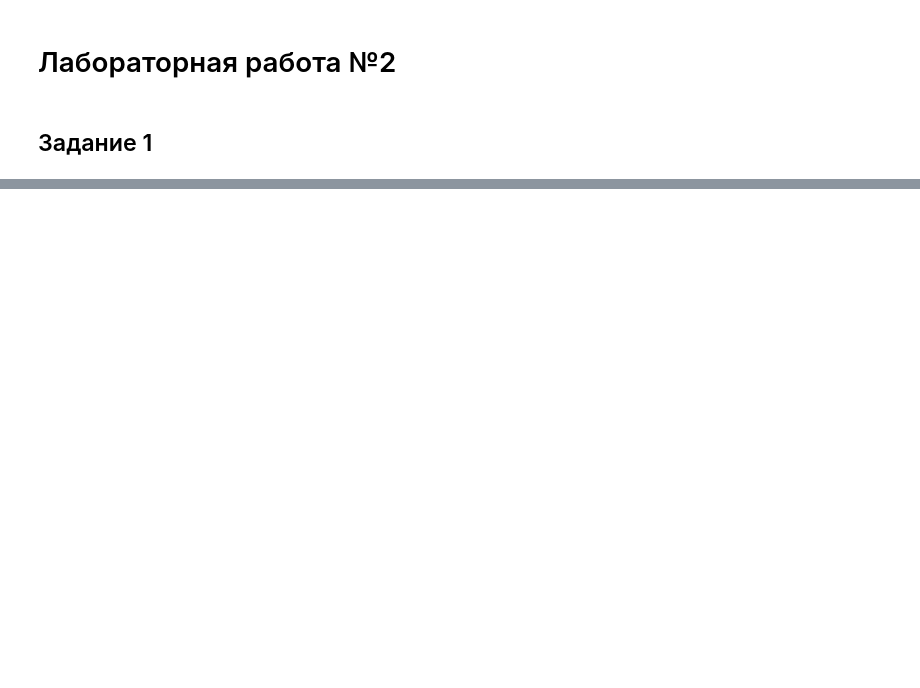
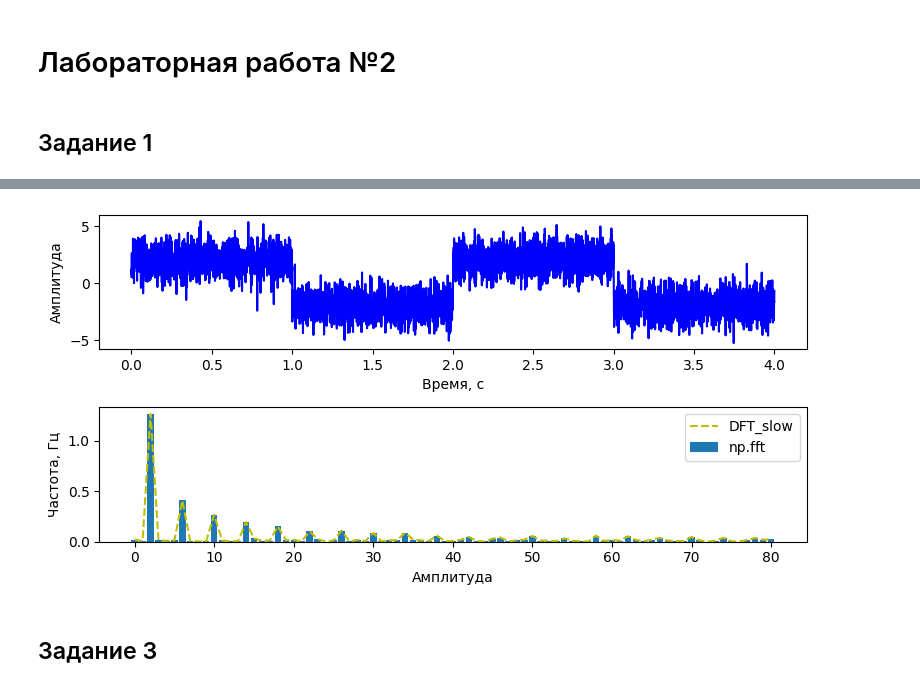
Before and after one commit to HerrPhoton/Digital-signal-processing, a Jupyter notebook: Lab2.ipynb, the cells around one changed output, grey strips where cells are left out. Saved outputs shown, nothing was run; the diff lists cells and outputs as text; code cells hidden in the pictures; blank space fills up the shorter version.

```diff
--- a/Lab2.ipynb
+++ b/Lab2.ipynb
@@ -149,0 +188,12 @@ plot_signal(x1, y1, y1 = yifft1, xf = xfft1, yf0 = yfft1, t = (0, 0.1), f = (120
+# %%
+y1 = y0 + np.random.normal(0, 1, len(y0))
+# %%
+xfft0, yfft0 = apply_fft(fft, y1)
+xfft1, yfft1 = apply_fft(DFT_slow, y1)
+# %%
+plot_signal(x = x0, y0 = y1, xf = xfft0, yf0 = yfft0, yf1 = yfft1, \
+            f = (0, 80), legend_yf0 = 'np.fft', legend_yf1 = 'DFT_slow')
+# %% [output]
+[figure, added]
+# %% [markdown]
+## Задание 3
```
Also changed, not shown: parts of 26 cells of this notebook.
